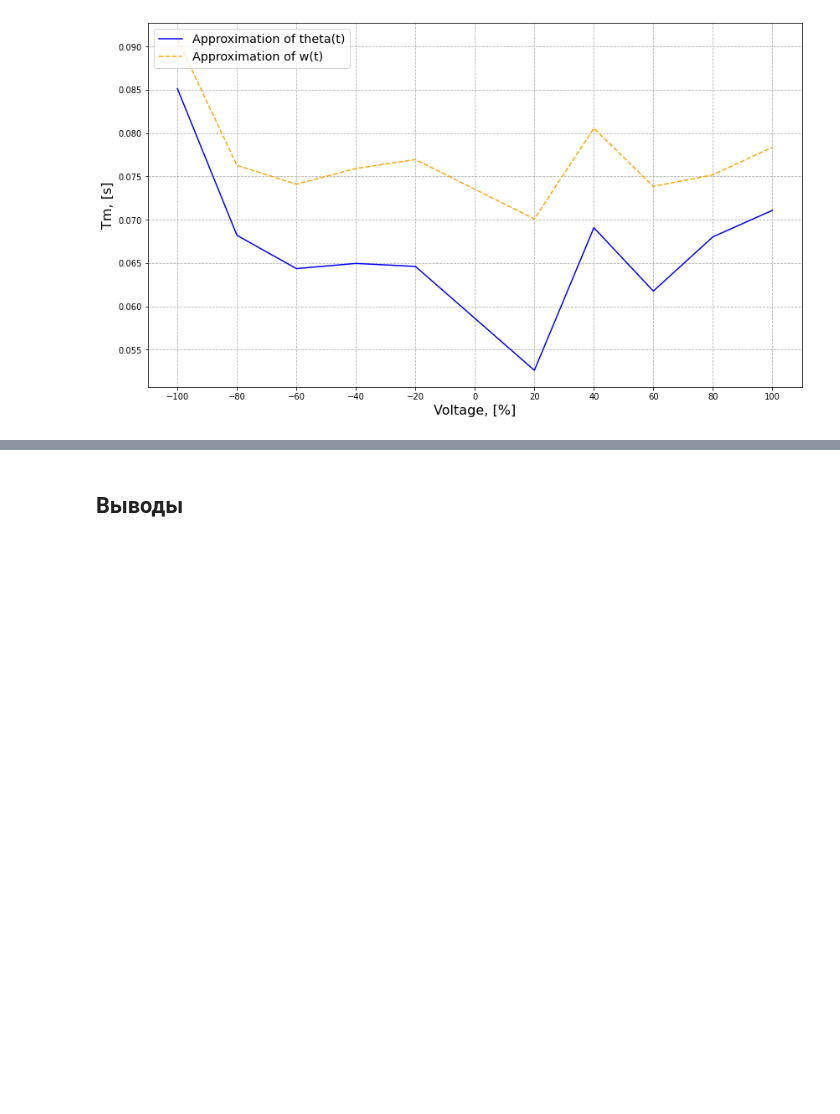
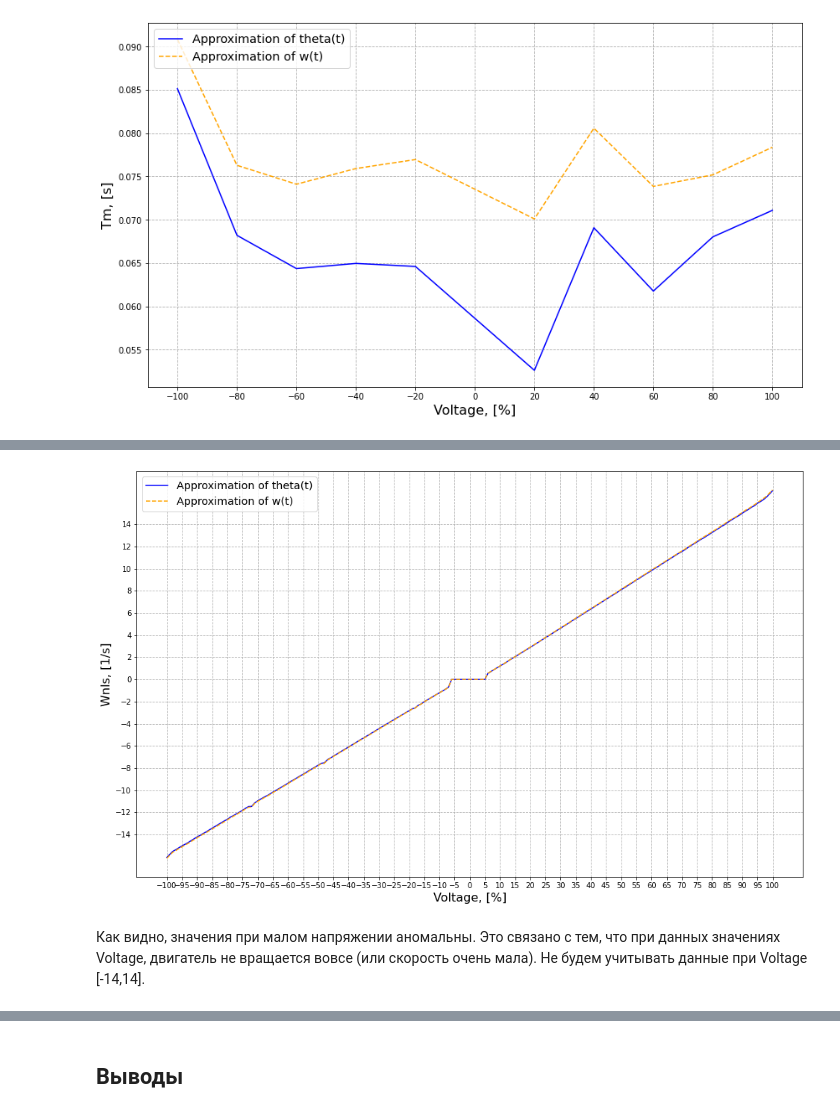
Before and after one commit to TheAnubisGod/Robotics, a Jupyter notebook: Motor_modeling_1.ipynb, the cells around one changed output, grey strips where cells are left out. Drawn from its saved outputs; the diff is of its cells as text; code cells hidden in the pictures; blank space fills up the shorter version.

```diff
--- a/Motor_modeling_1.ipynb
+++ b/Motor_modeling_1.ipynb
@@ -331,0 +404,17 @@ f.show()
+# %%
+f, ax = plt.subplots(1, 1)
+f.set_size_inches((16, 10))
+ax.set_xlabel("Voltage, [%]", size=16)
+ax.set_ylabel("Wnls, [1/s]", size=16)
+ax.plot([x for x in range(-100,101) if x != 0], Wm_an, color="blue",label="Approximation of theta(t)")
+ax.plot([x for x in range(-100,101) if x != 0], Wm_sp, color="orange",label="Approximation of w(t)",linestyle="--")
+plt.yticks([x for x in range(-14,16,2)])
+plt.xticks([x for x in range(-100,105,5)])
+plt.grid(True, linestyle="--")
+legend = ax.legend(loc='upper left', fontsize='x-large')
+legend.get_frame().set_facecolor('#FFFFFF')
+f.show()
+# %% [output]
+[figure, added]
+# %% [markdown]
+Как видно, значения при малом напряжении аномальны. Это связано с тем, что при данных значениях Voltage, двигатель не вращается вовсе (или скорость очень мала). Не будем учитывать данные при Voltage [-14,14].
```
Also changed, not shown: parts of 13 cells of this notebook.
